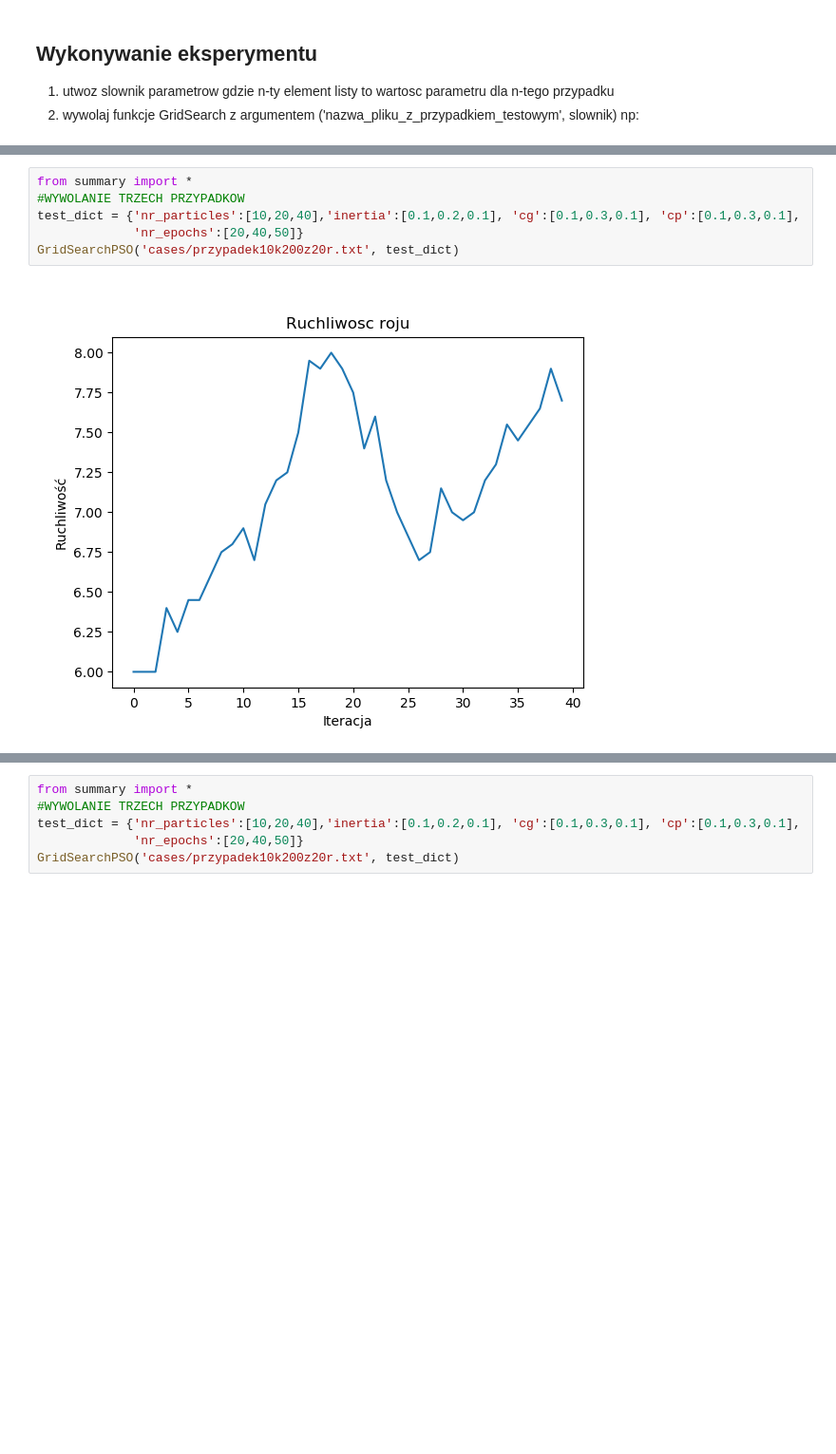
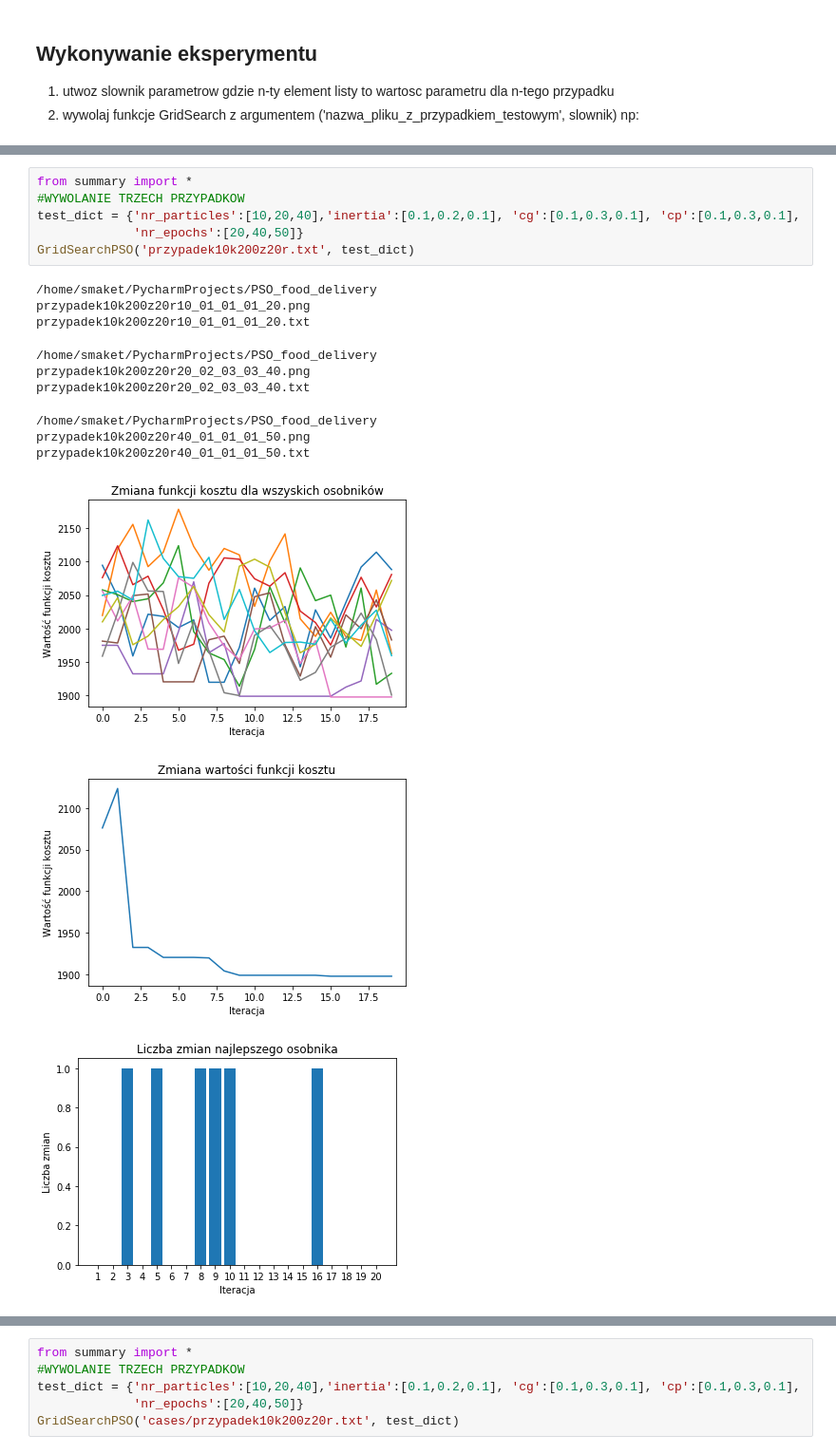
Before and after one commit to smakethunter/PSO_food_delivery, a Jupyter notebook: experiments.ipynb, the cells around one changed output, grey strips where cells are left out. Shown at 95% size. Cells and saved outputs as stored; diff of their text form; blank space fills up the shorter version.

```diff
--- a/experiments.ipynb
+++ b/experiments.ipynb
@@ -102,8 +111,19 @@ Image('swarm_loss_plots/przypadek3k60z3r20_01_01_01_40.png')
 # %%
 from summary import *
 #WYWOLANIE TRZECH PRZYPADKOW
 test_dict = {'nr_particles':[10,20,40],'inertia':[0.1,0.2,0.1], 'cg':[0.1,0.3,0.1], 'cp':[0.1,0.3,0.1],
              'nr_epochs':[20,40,50]}
-GridSearchPSO('cases/przypadek10k200z20r.txt', test_dict)
+GridSearchPSO('przypadek10k200z20r.txt', test_dict)
 # %% [output]
+/home/smaket/PycharmProjects/PSO_food_delivery
+przypadek10k200z20r10_01_01_01_20.png
+przypadek10k200z20r10_01_01_01_20.txt
+/home/smaket/PycharmProjects/PSO_food_delivery
+przypadek10k200z20r20_02_03_03_40.png
+przypadek10k200z20r20_02_03_03_40.txt
+/home/smaket/PycharmProjects/PSO_food_delivery
+przypadek10k200z20r40_01_01_01_50.png
+przypadek10k200z20r40_01_01_01_50.txt
-[figure, old version]
+[figure, new version]
+[figure, added]
+[figure, added]
```
Also changed, not shown: parts of 5 cells of this notebook, 20 other files.
